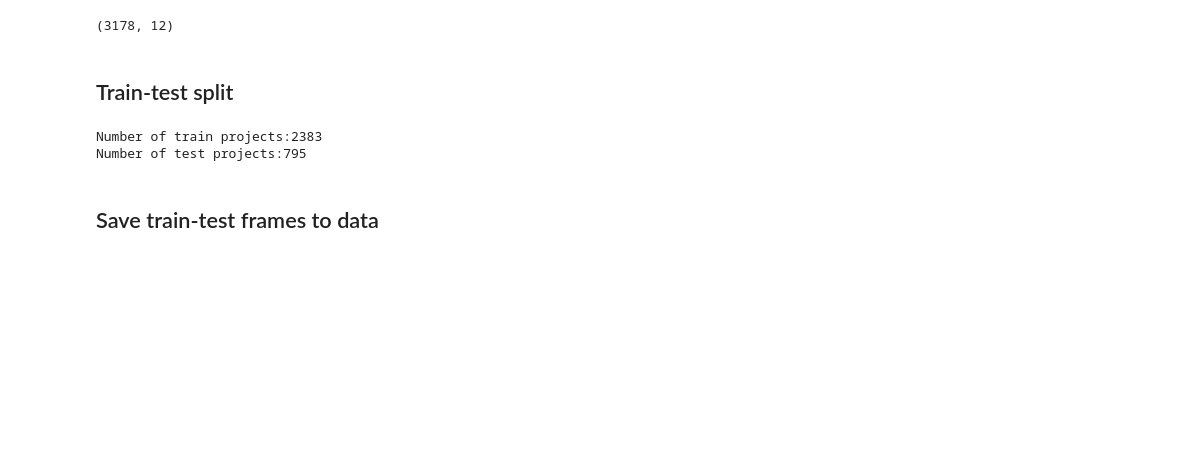
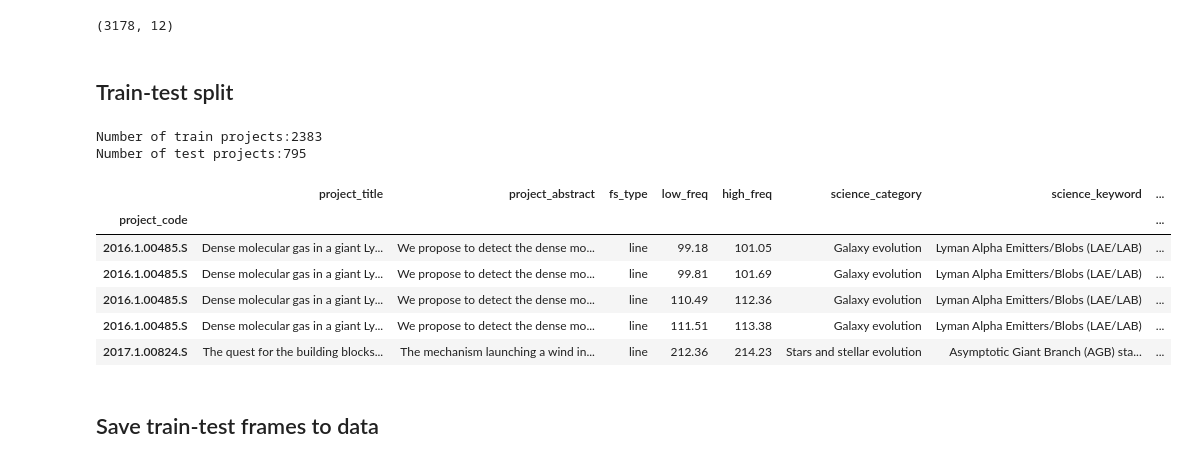
Before and after one commit to rlipps/NRAO_Capstone, a Jupyter notebook: data/Data_Ingestion.ipynb, the cells around one changed output. Saved outputs shown, nothing was run; the diff lists cells and outputs as text; code cells hidden in the pictures; blank space fills up the shorter version.

```diff
--- a/data/Data_Ingestion.ipynb
+++ b/data/Data_Ingestion.ipynb
@@ -937,6 +937,16 @@ test_projects = line_projects.loc[test_projects_idx]
 # %%
 train_measurements = line_measurements.loc[train_projects_idx]
 test_measurements = line_measurements.loc[test_projects_idx]
+# %%
+test_measurements.head()
+# %% [output]
+|  | project_title | project_abstract | fs_type | low_freq | high_freq | science_category | science_keyword | ... |
+| project_code |  |  |  |  |  |  |  | ... |
+| 2016.1.00485.S | Dense molecular gas in a giant Ly... | We propose to detect the dense mo... | line | 99.18 | 101.05 | Galaxy evolution | Lyman Alpha Emitters/Blobs (LAE/LAB) | ... |
+| 2016.1.00485.S | Dense molecular gas in a giant Ly... | We propose to detect the dense mo... | line | 99.81 | 101.69 | Galaxy evolution | Lyman Alpha Emitters/Blobs (LAE/LAB) | ... |
+| 2016.1.00485.S | Dense molecular gas in a giant Ly... | We propose to detect the dense mo... | line | 110.49 | 112.36 | Galaxy evolution | Lyman Alpha Emitters/Blobs (LAE/LAB) | ... |
+| 2016.1.00485.S | Dense molecular gas in a giant Ly... | We propose to detect the dense mo... | line | 111.51 | 113.38 | Galaxy evolution | Lyman Alpha Emitters/Blobs (LAE/LAB) | ... |
+| 2017.1.00824.S | The quest for the building blocks... | The mechanism launching a wind in... | line | 212.36 | 214.23 | Stars and stellar evolution | Asymptotic Giant Branch (AGB) sta... | ... |
 # %% [markdown]
 ## Save train-test frames to data
 # %%
```
Also changed, not shown: parts of 4 cells of this notebook, 5 other files.
